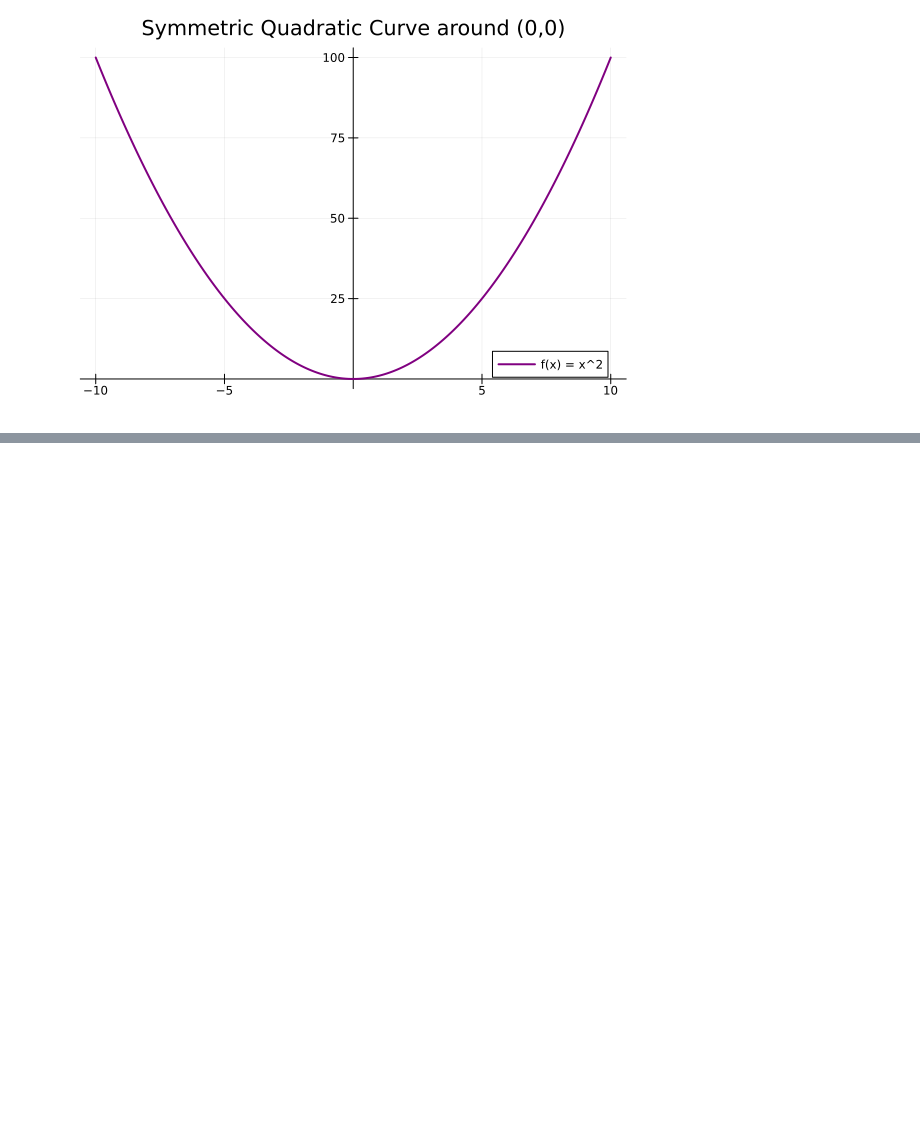
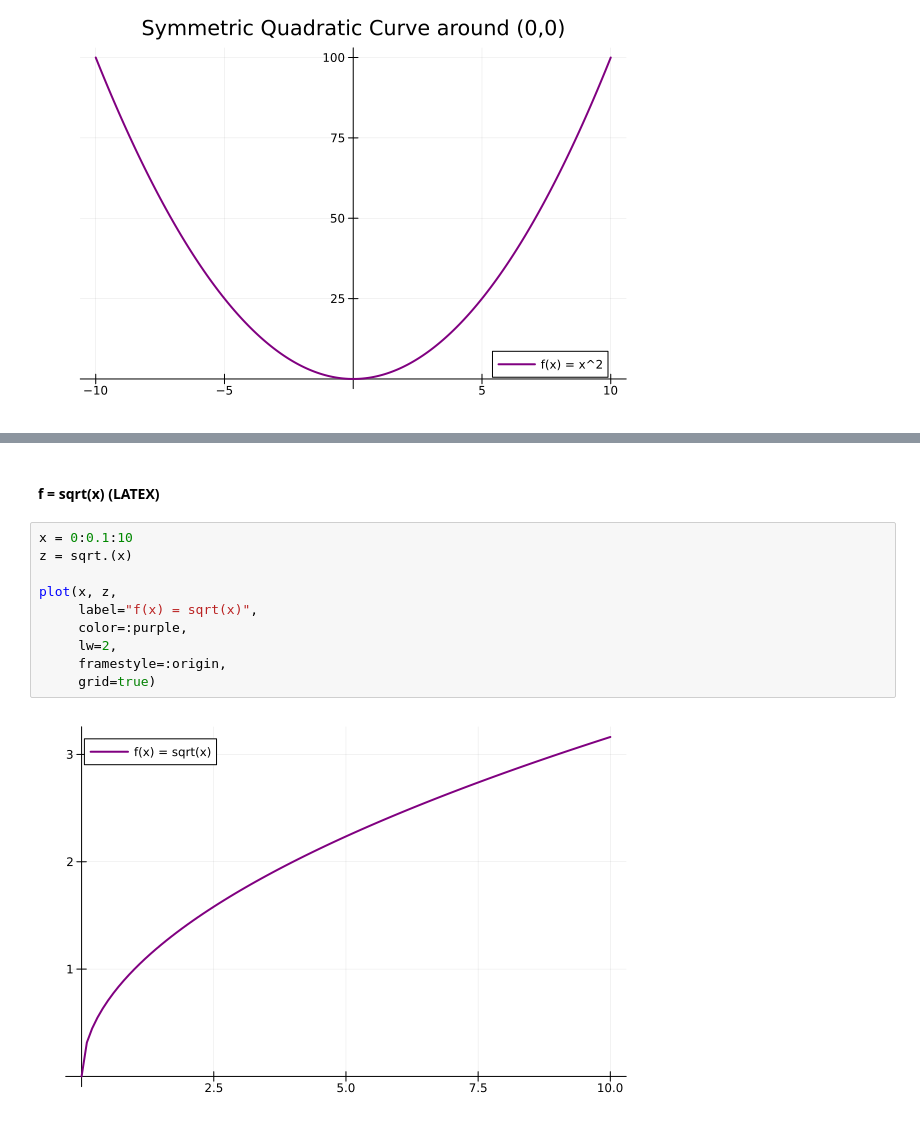
Before and after one commit to p-220w/Julia-Scientific-Modeling, a Jupyter notebook: 01_Mathematics/Module_01.ipynb, the cells around one changed output, grey strips where cells are left out. Saved outputs shown, nothing was run; the diff lists cells and outputs as text; blank space fills up the shorter version.

```diff
--- a/01_Mathematics/Module_01.ipynb
+++ b/01_Mathematics/Module_01.ipynb
@@ -61,0 +90,14 @@ plot(x, f(x),
+# %% [markdown]
+#### f = sqrt(x) (LATEX)
+# %%
+x = 0:0.1:10
+z = sqrt.(x)
+
+plot(x, z,
+     label="f(x) = sqrt(x)",
+     color=:purple,
+     lw=2,
+     framestyle=:origin,
+     grid=true)
+# %% [output]
+[figure, added]
```
Also changed, not shown: parts of 5 cells of this notebook.
